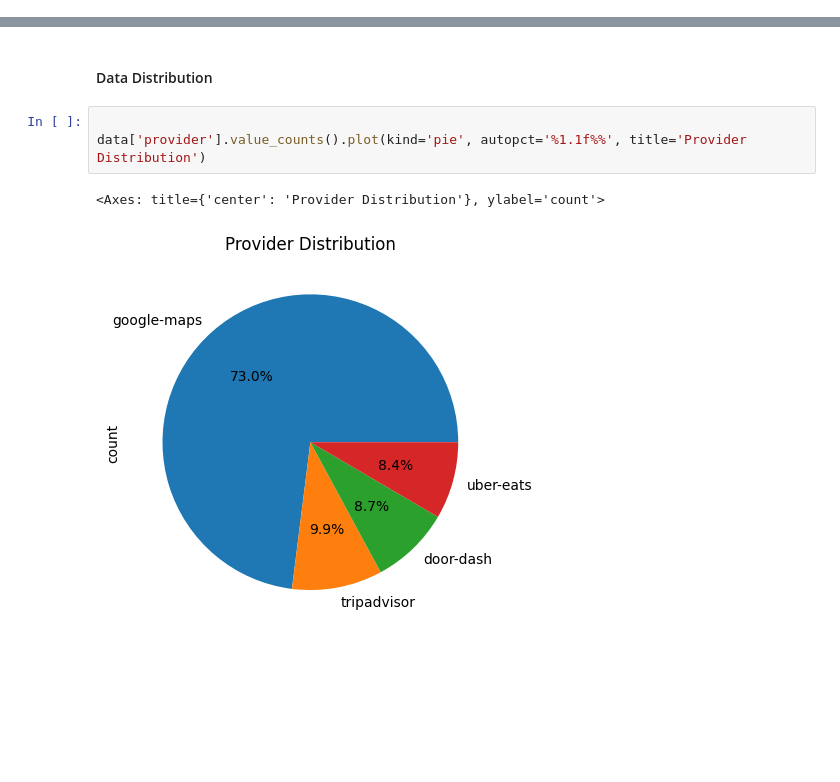
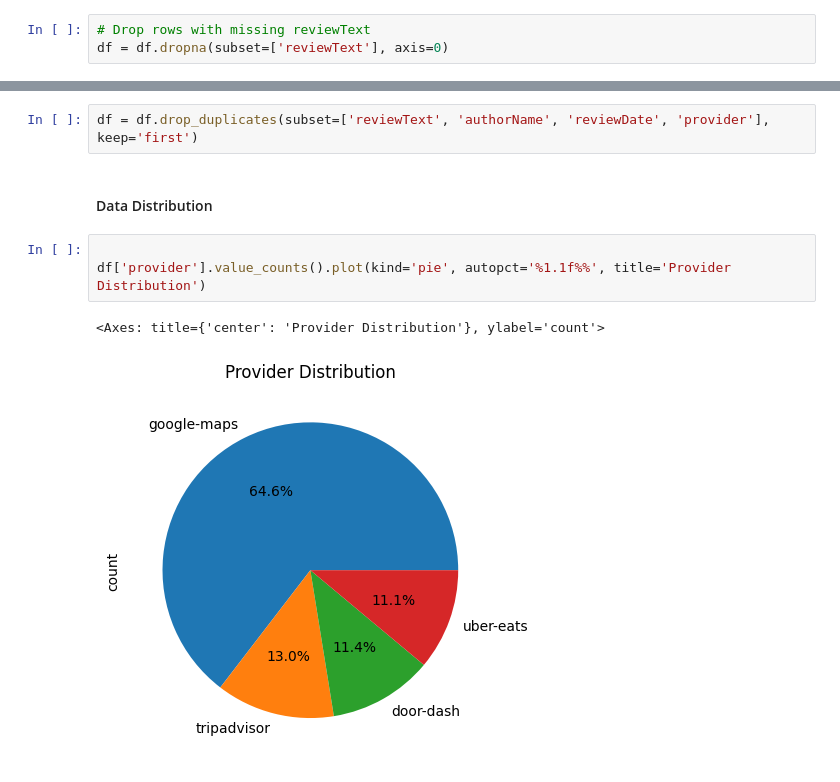
Before and after one commit to gen-git-26/Rreview_Analyzer, a Jupyter notebook: notebooks/eda.ipynb, the cells around one changed output, grey strips where cells are left out. Cells and saved outputs as stored; diff of their text form; blank space fills up the shorter version.

```diff
--- a/notebooks/eda.ipynb
+++ b/notebooks/eda.ipynb
@@ -90,0 +74,3 @@ sns.heatmap(df.isnull(), cbar=False)
+# %%
+# Drop rows with missing reviewText
+df = df.dropna(subset=['reviewText'], axis=0)
@@ -91,9 +161,11 @@ sns.heatmap(df.isnull(), cbar=False)
+# %%
+df = df.drop_duplicates(subset=['reviewText', 'authorName', 'reviewDate', 'provider'], keep='first')
 # %% [markdown]
 #### Data Distribution
 # %%
 
-data['provider'].value_counts().plot(kind='pie', autopct='%1.1f%%', title='Provider Distribution')
+df['provider'].value_counts().plot(kind='pie', autopct='%1.1f%%', title='Provider Distribution')
 # %% [output]
 <Axes: title={'center': 'Provider Distribution'}, ylabel='count'>
-[figure, old version]
+[figure, new version]
 # %%
```
Also changed, not shown: parts of 19 cells of this notebook.
